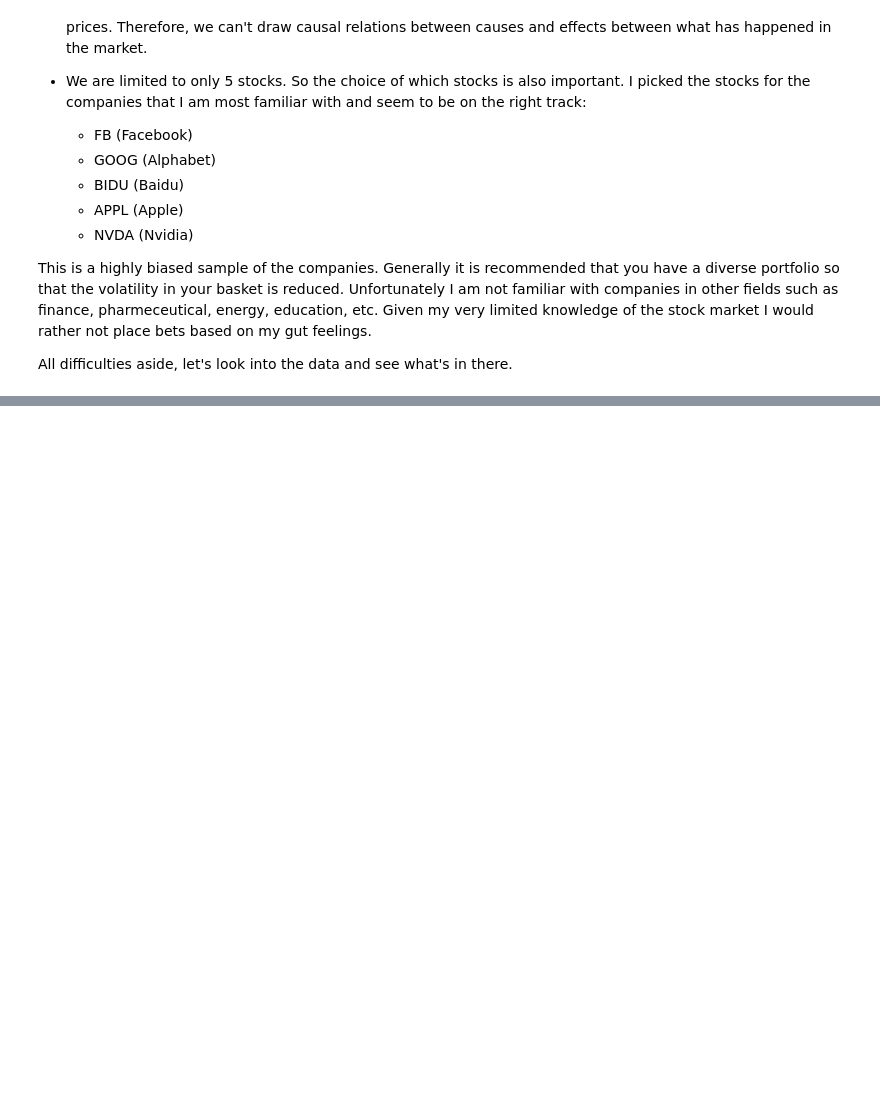
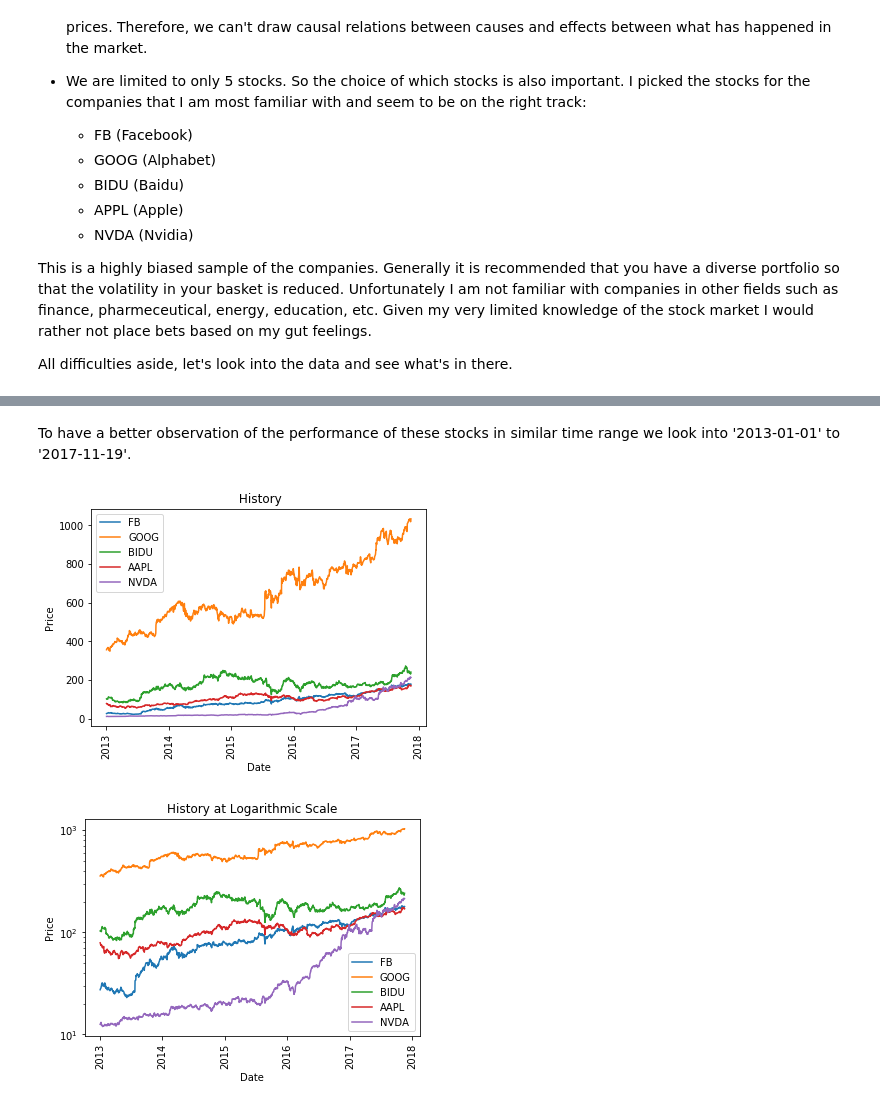
Before and after one commit to mshahriarinia/stanford_tf_for_dl_research, a Jupyter notebook: 00_00_stock/stock_prediction.ipynb, the cells around one changed output, grey strips where cells are left out. Drawn from its saved outputs; the diff is of its cells as text; code cells hidden in the pictures; blank space fills up the shorter version.

```diff
--- a/00_00_stock/stock_prediction.ipynb
+++ b/00_00_stock/stock_prediction.ipynb
@@ -32,0 +87,50 @@ Answer:
+# %% [markdown]
+To have a better observation of the performance of these stocks in similar time range we look into '2013-01-01' to '2017-11-19'.
+# %%
+def getMasked(data_frame):
+    start_date = '2013-01-01'
+    end_date = '2017-11-19'
+    mask = ((data_frame['Date'] > start_date) & (data_frame['Date'] <= end_date))
+    #print(mask)
+    return data_frame[mask]
+
+syncedFB = getMasked(FBDataFrame)
+syncedGOOG = getMasked(GOOGDataFrame)
+syncedBIDU = getMasked(BIDU_DataFrame)
+syncedAAPL = getMasked(AAPL_DataFrame)
+syncedNVDA = getMasked(NVDA_DataFrame)
+
+# print(syncedFB)
+
+fig, ax = plt.subplots()
+fbPlot,  = plt.plot(syncedFB['Date'], syncedFB['Open'], label='FB')
+googPlot,  = plt.plot(syncedGOOG['Date'], syncedGOOG['Open'], label='GOOG')
+biduPlot,  = plt.plot(syncedBIDU['Date'], syncedBIDU['Open'], label='BIDU')
+aaplPlot,  = plt.plot(syncedAAPL['Date'], syncedAAPL['Open'], label='AAPL')
+nvdaPlot, = plt.plot(syncedNVDA['Date'], syncedNVDA['Open'], label='NVDA')
+
+plt.xticks(rotation='vertical')
+plt.title(' History')
+plt.xlabel('Date')
+plt.ylabel('Price')
+plt.legend(handles=[fbPlot, googPlot, biduPlot, aaplPlot, nvdaPlot])
+plt.show()
+
+# logarithmic
+fig, ax = plt.subplots()
+fbPlot,  = plt.plot(syncedFB['Date'], syncedFB['Open'], label='FB')
+googPlot,  = plt.plot(syncedGOOG['Date'], syncedGOOG['Open'], label='GOOG')
+biduPlot,  = plt.plot(syncedBIDU['Date'], syncedBIDU['Open'], label='BIDU')
+aaplPlot,  = plt.plot(syncedAAPL['Date'], syncedAAPL['Open'], label='AAPL')
+nvdaPlot, = plt.plot(syncedNVDA['Date'], syncedNVDA['Open'], label='NVDA')
+
+ax.set_yscale('log')
+plt.xticks(rotation='vertical')
+plt.title('History at Logarithmic Scale')
+plt.xlabel('Date')
+plt.ylabel('Price')
+plt.legend(handles=[fbPlot, googPlot, biduPlot, aaplPlot, nvdaPlot])
+plt.show()
+# %% [output]
+[figure, added]
+[figure, added]
```
Also changed, not shown: parts of 9 cells of this notebook.
